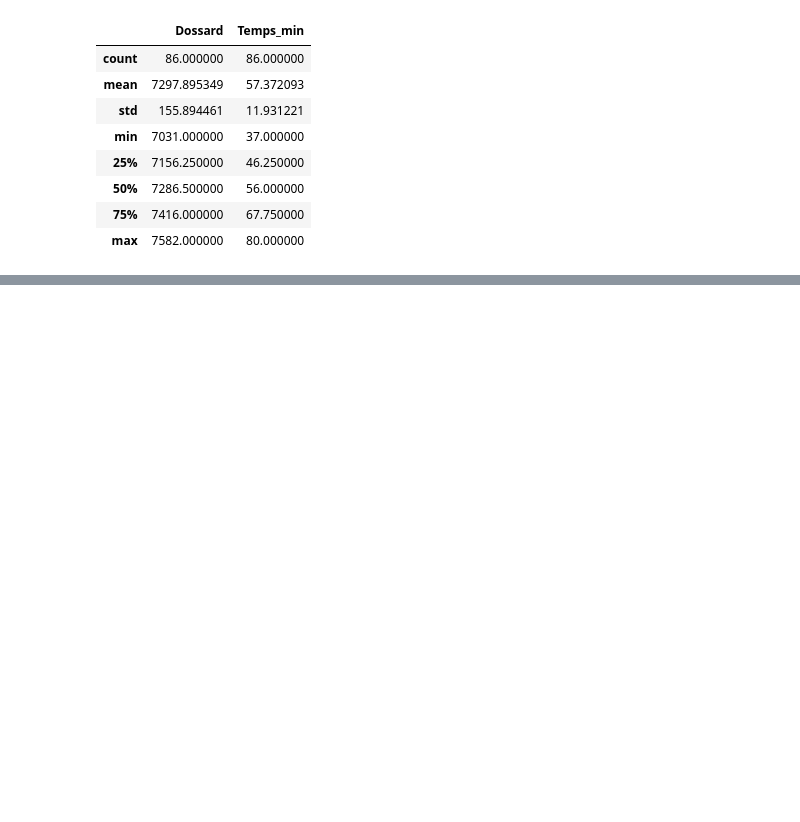
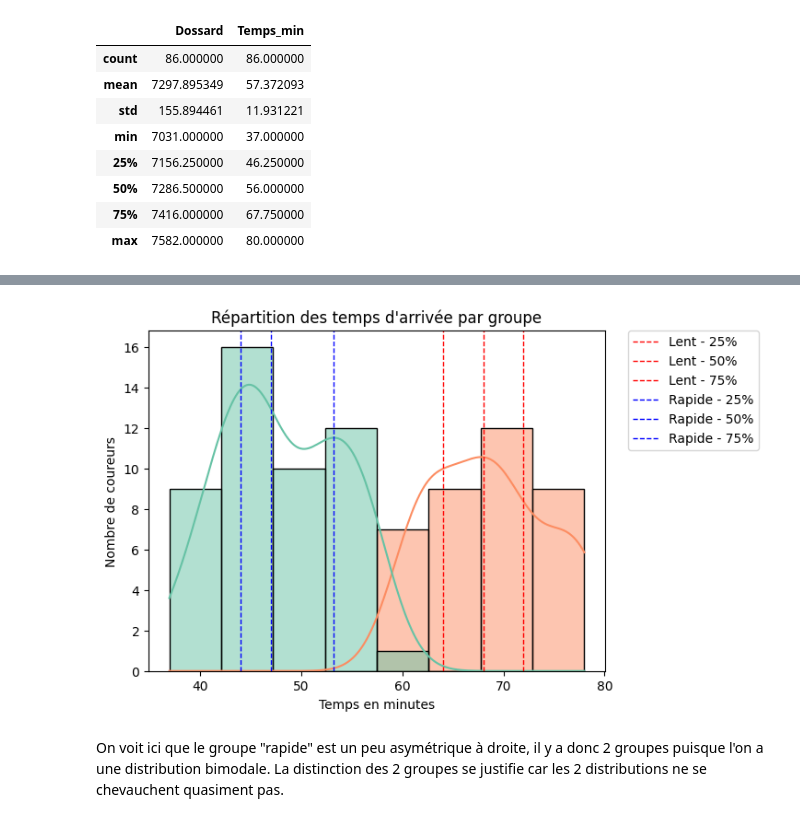
Before and after one commit to antoinedhelft/Projects, a Jupyter notebook: Trail/trail-des-allum-s-2024-homme.ipynb, the cells around one changed output, grey strips where cells are left out. Saved outputs shown, nothing was run; the diff lists cells and outputs as text; code cells hidden in the pictures; blank space fills up the shorter version.

```diff
--- a/Trail/trail-des-allum-s-2024-homme.ipynb
+++ b/Trail/trail-des-allum-s-2024-homme.ipynb
@@ -155,17 +164,0 @@ plt.show()
-# %%
-plt.figure(figsize=(4, 4))
-ax = sns.boxplot(df['Temps_min'])
-# Calcul des quartiles
-q1 = df["Temps_min"].quantile(0.25)
-q2 = df["Temps_min"].quantile(0.50)
-q3 = df["Temps_min"].quantile(0.75)
-
-for q, label in zip([q1, q2, q3], ["Q1", "Médiane", "Q3"]):
-    ax.text(
-        x=0.05, y=q,
-        s=f"{label} : {q:.2f} min",
-        ha='left', va='center',
-        color='blue',
-        fontsize=10,
-        bbox=dict(boxstyle="round,pad=0.2", facecolor="white", edgecolor="gray")
-    )
@@ -176 +167,5 @@ Le graphique montre la répartition des temps d'arrivés des coureurs lors de la
 Sachant qu'il y avait 86 inscrits, que le premier coureur est arrivé en 37 minutes et le dernier en 80 minutes.
+# %%
+df['Groupe'] = df['Temps_min'].apply(
+    lambda x: 'Rapide' if x < 60 else 'Lent'
+)
@@ -176,0 +189,27 @@ Sachant qu'il y avait 86 inscrits, que le premier coureur est arrivé en 37 minu
+# %%
+quantiles = df.groupby('Groupe')['Temps_min'].quantile([0.25, 0.5, 0.75]).unstack()
+
+sns.histplot(data=df, x='Temps_min', hue='Groupe', kde=True, palette='Set2')
+plt.title("Répartition des temps d'arrivée par groupe")
+plt.xlabel('Temps en minutes')
+plt.ylabel('Nombre de coureurs')
+
+colors = {'Rapide': 'blue', 'Lent': 'red'}
+
+for groupe in quantiles.index:
+    for q, val in quantiles.loc[groupe].items():
+        plt.axvline(x=val, color=colors[groupe], linestyle='--', linewidth=1,
+                    label=f"{groupe} - {int(q*100)}%")
+
+# 4. Supprimer les doublons de légende (car plusieurs lignes par groupe)
+handles, labels = plt.gca().get_legend_handles_labels()
+by_label = dict(zip(labels, handles))
+plt.legend(by_label.values(), by_label.keys(), bbox_to_anchor=(1.05, 1), borderaxespad=0, loc='upper left')
+
+
+plt.show()
+# %% [output]
+[figure, added]
+# %% [markdown]
+On voit ici que le groupe "rapide" est un peu asymétrique à droite, il y a donc 2 groupes puisque l'on a une distribution bimodale.
+La distinction des 2 groupes se justifie car les 2 distributions ne se chevauchent quasiment pas.
```
Also changed, not shown: parts of 16 cells of this notebook, 1 other file.
